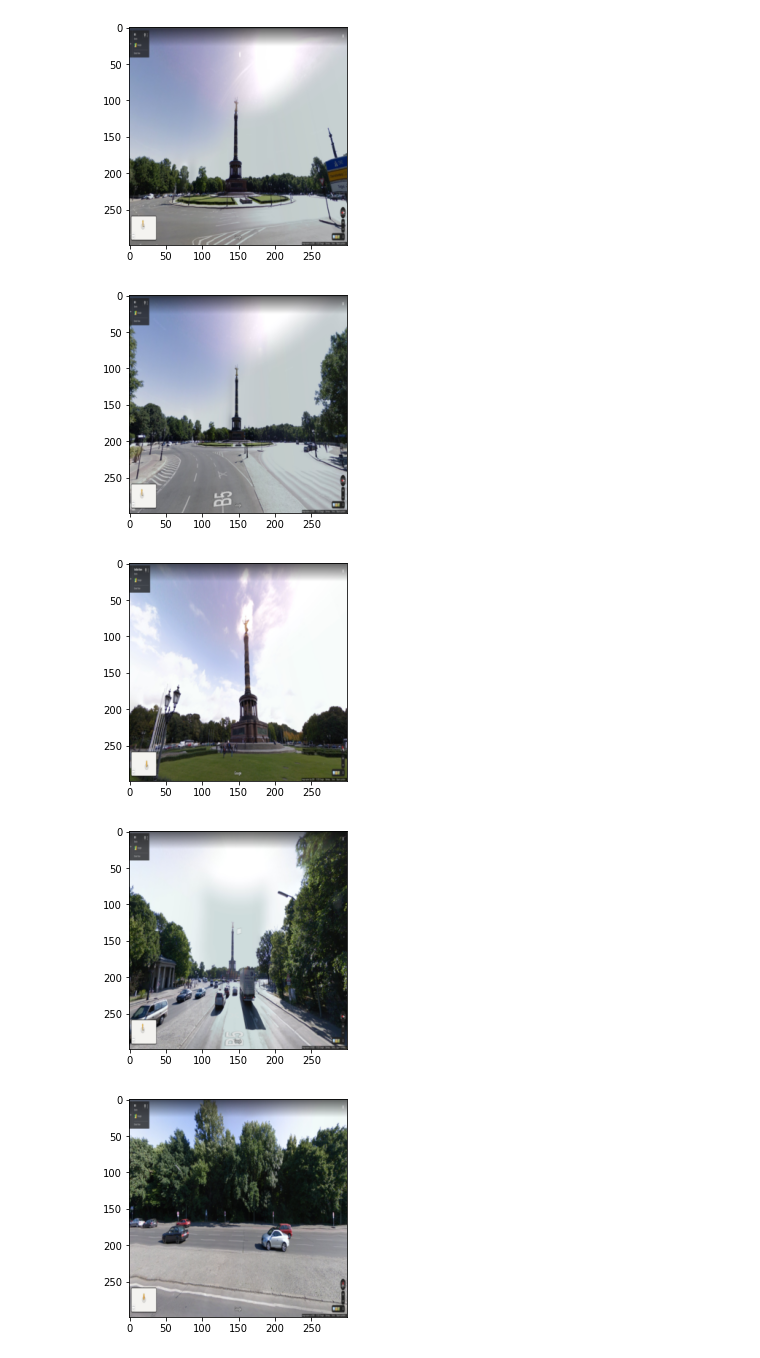
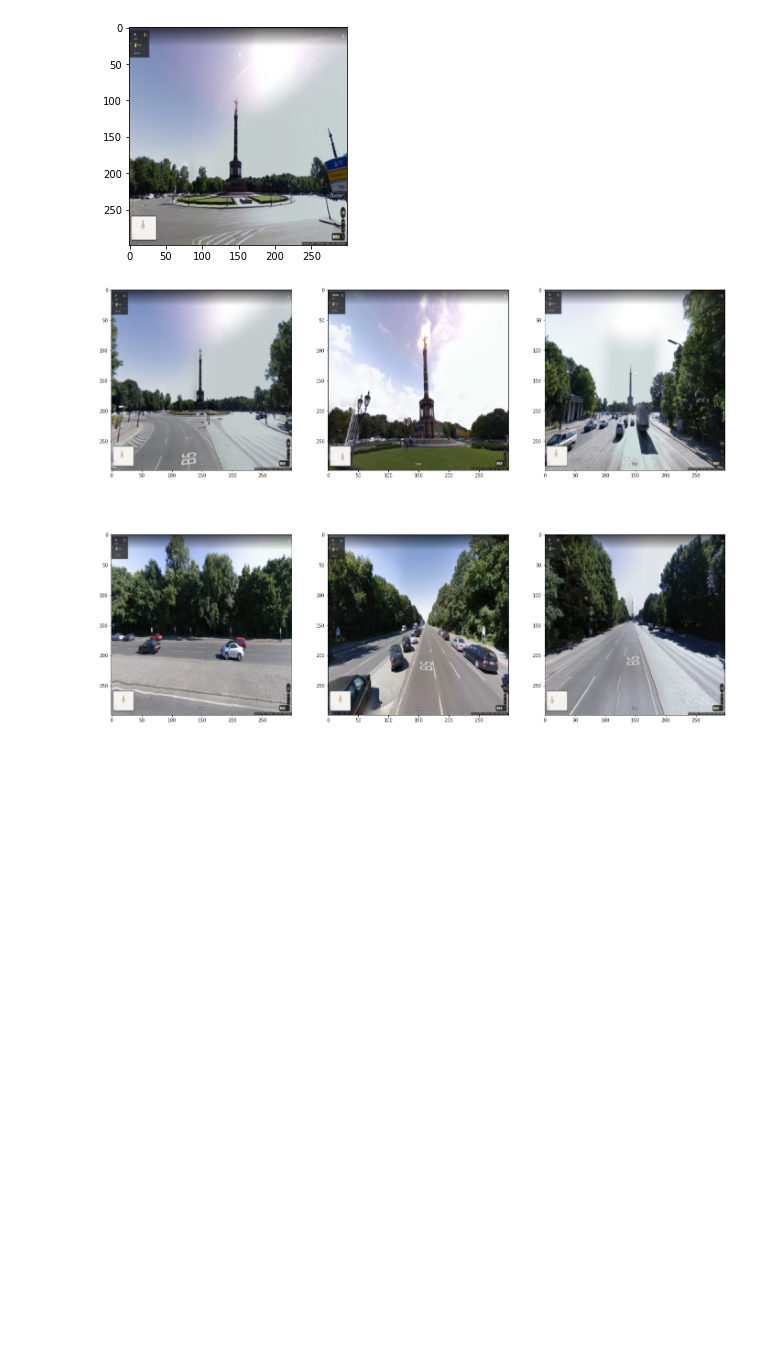
Before and after one commit to Yuiry-4/tf_tests, a Jupyter notebook: tf_raw_feature_distance.ipynb, the cells around one changed output. Cells and saved outputs as stored; diff of their text form; code cells hidden in the pictures; blank space fills up the shorter version.

Commit message:
change input image presentation

```diff
--- a/tf_raw_feature_distance.ipynb
+++ b/tf_raw_feature_distance.ipynb
@@ -21,12 +21,13 @@ plt.show()
 [figure]
 # %%
 
-for in_image in inputs:
-    img = tf.keras.preprocessing.image.load_img( in_image , color_mode='rgb', target_size=(299,299), interpolation='bilinear' )
+fig=plt.figure(figsize=(24, 18))
+columns = 3
+rows = 2
+for i in range(1, columns*rows +1):
+    img = tf.keras.preprocessing.image.load_img( inputs[i-1] , color_mode='rgb', target_size=(299,299), interpolation='bilinear' )
+    fig.add_subplot(rows, columns, i)
     plt.imshow(img)
-    plt.show()
+plt.show()
 # %% [output]
-[figure, old version]
+[figure, new version]
-[figure, removed]
-[figure, removed]
-[figure, removed]
```
Also changed, not shown: parts of 2 cells of this notebook.
